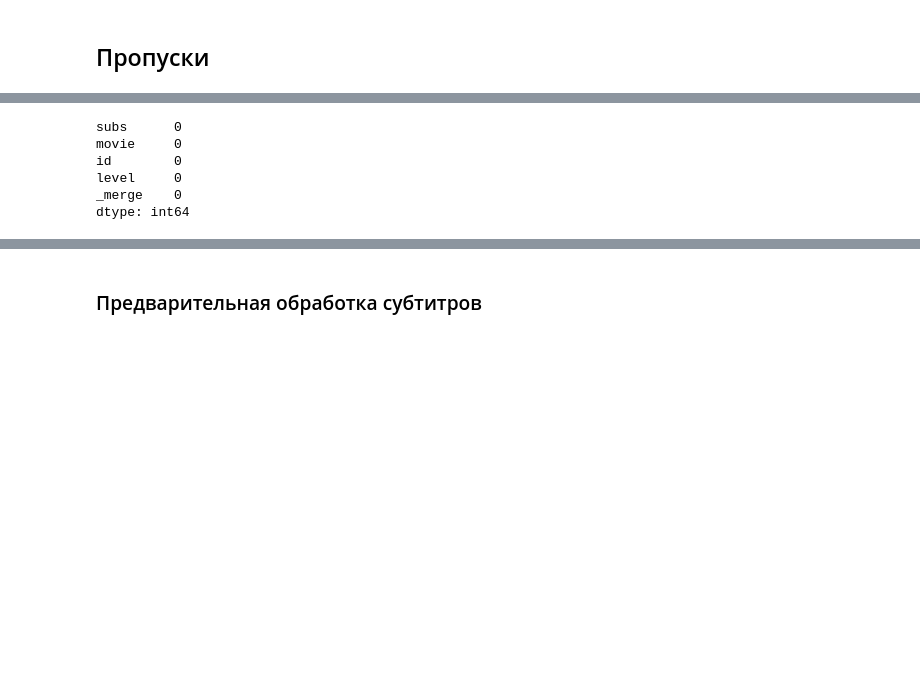
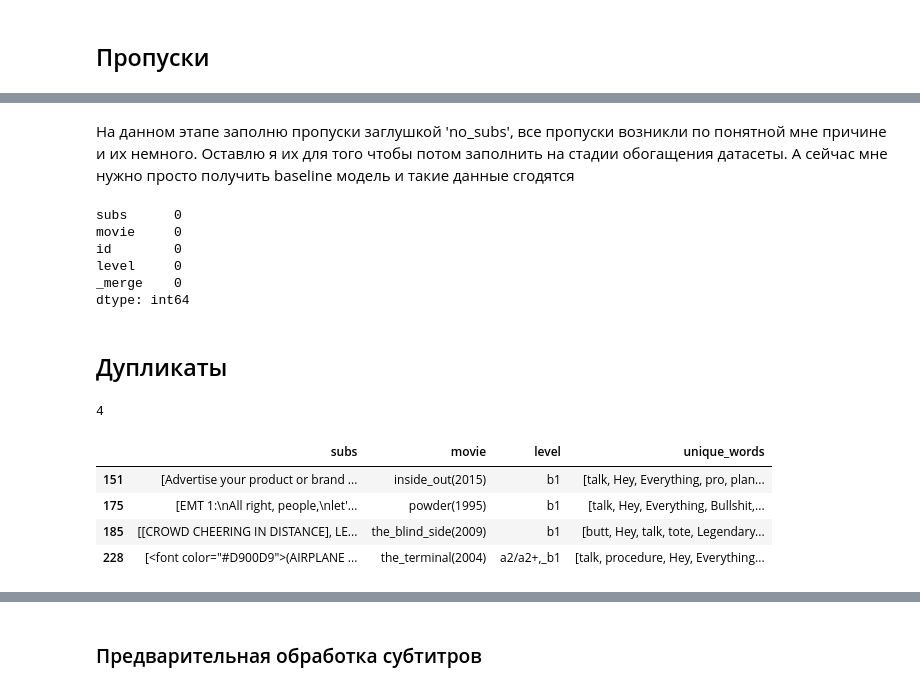
Before and after one commit to AV-BOLT/Masterskaya_2, a Jupyter notebook: Notebooks/determine_langlevel_by_subs.ipynb, the cells around one changed output, grey strips where cells are left out. Saved outputs shown, nothing was run; the diff lists cells and outputs as text; code cells hidden in the pictures; blank space fills up the shorter version.

```diff
--- a/Notebooks/determine_langlevel_by_subs.ipynb
+++ b/Notebooks/determine_langlevel_by_subs.ipynb
@@ -276,3 +284,5 @@ dtype: object
+# %% [markdown]
+На данном этапе заполню пропуски заглушкой 'no_subs', все пропуски возникли по понятной мне причине и их немного. Оставлю я их для того чтобы потом заполнить на стадии обогащения датасеты. А сейчас мне нужно просто получить baseline модель и такие данные сгодятся
 # %%
 plug = 'no_info'
 # %%
@@ -285,3 +295,18 @@ id        0
 level     0
 _merge    0
 dtype: int64
+# %% [markdown]
+## Дупликаты
+# %%
+data['movie'].duplicated().sum()
+# %% [output]
+4
+# %%
+duplicates = data[data['movie'].duplicated()]
+duplicates
+# %% [output]
+|  | subs | movie | level | unique_words |
+| 151 | [Advertise your product or brand ... | inside_out(2015) | b1 | [talk, Hey, Everything, pro, plan... |
+| 175 | [EMT 1:\nAll right, people,\nlet'... | powder(1995) | b1 | [talk, Hey, Everything, Bullshit,... |
+| 185 | [[CROWD CHEERING IN DISTANCE], LE... | the_blind_side(2009) | b1 | [butt, Hey, talk, tote, Legendary... |
+| 228 | [<font color="#D900D9">(AIRPLANE ... | the_terminal(2004) | a2/a2+,_b1 | [talk, procedure, Hey, Everything... |
```
Also changed, not shown: parts of 19 cells of this notebook.
